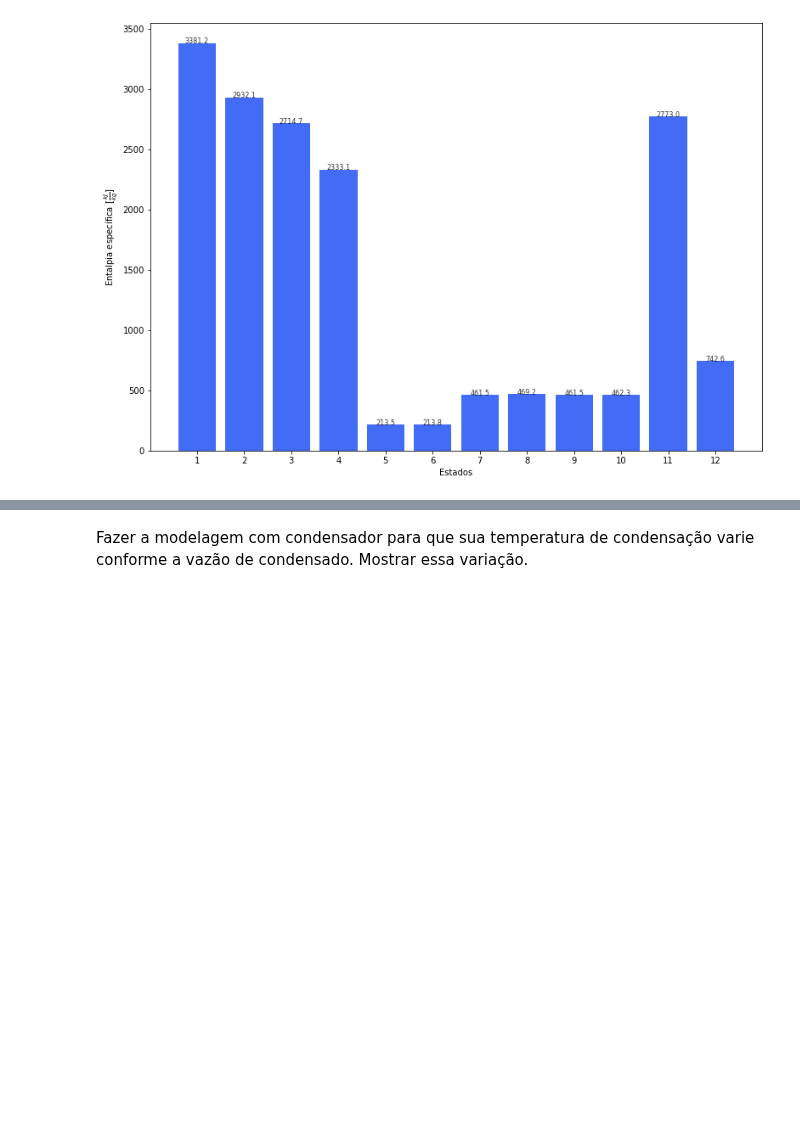
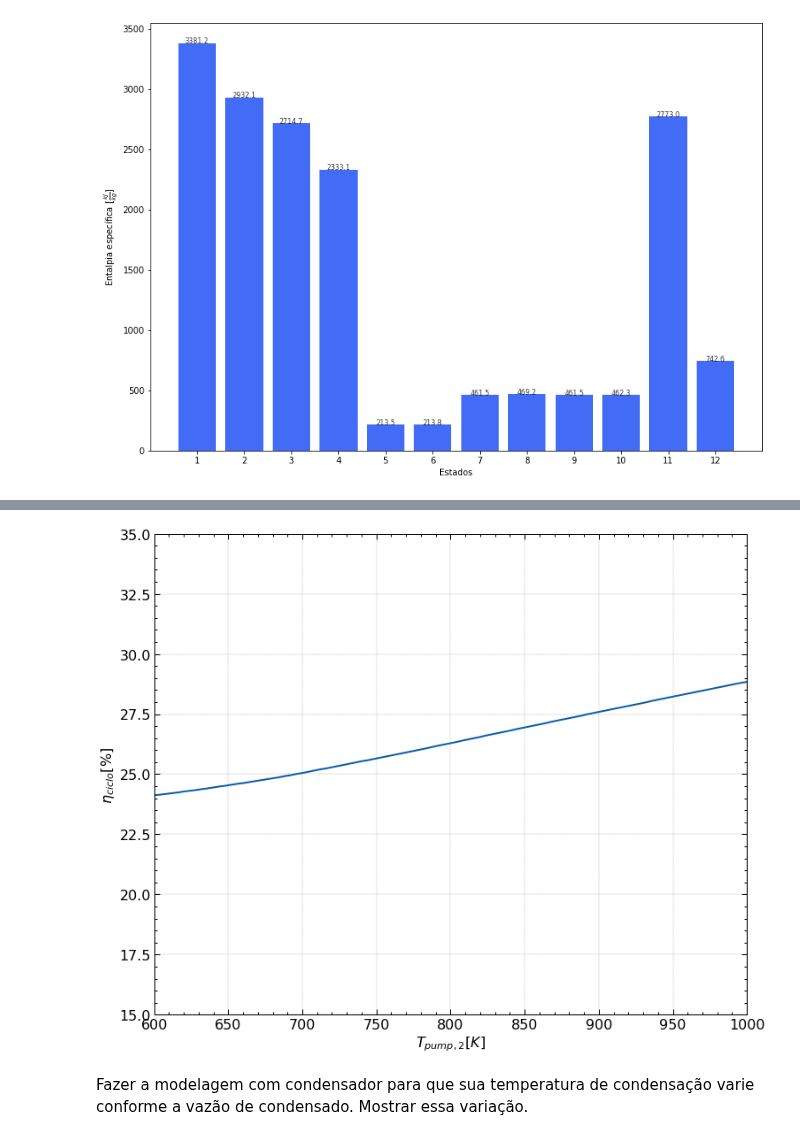
Before and after one commit to luaneng/gdv, a Jupyter notebook: projeto/main.ipynb, the cells around one changed output, grey strips where cells are left out. Saved outputs shown, nothing was run; the diff lists cells and outputs as text; code cells hidden in the pictures; blank space fills up the shorter version.

```diff
--- a/projeto/main.ipynb
+++ b/projeto/main.ipynb
@@ -489,3 +525,14 @@ plt.plot()
+# %%
+plt.figure(figsize=(12, 10))
+plt.plot(temper, array_n_p1)
+plt.xlim(600, 1000)
+plt.ylim(15, 35)
+plt.ylabel(r'$\eta_{ciclo}$[%]')
+plt.xlabel(r'$T_{pump, 2} [K]$')
+plt.grid(ls='--', lw=0.3)
+plt.show()
+# %% [output]
+[figure, added]
 # %% [markdown]
 Fazer a modelagem com condensador para que sua temperatura de condensação
 varie conforme a vazão de condensado. Mostrar essa variação.
```
Also changed, not shown: parts of 16 cells of this notebook.
